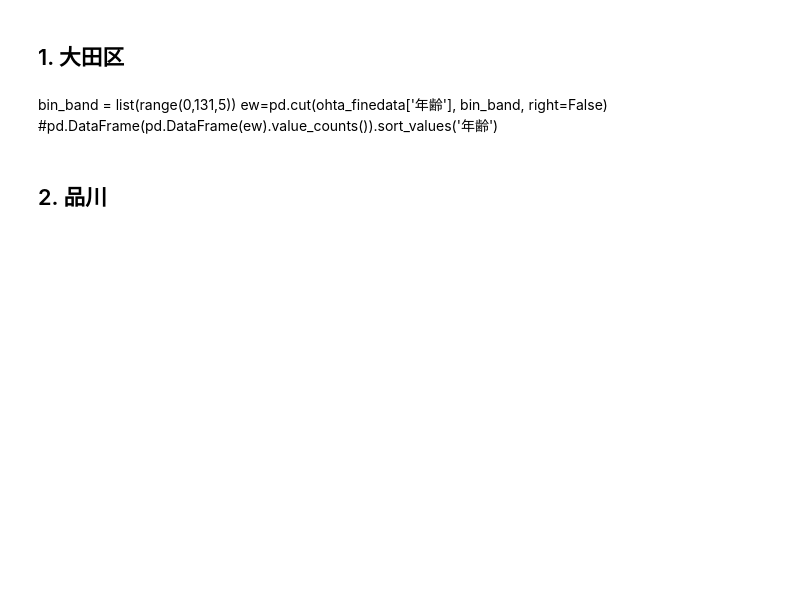
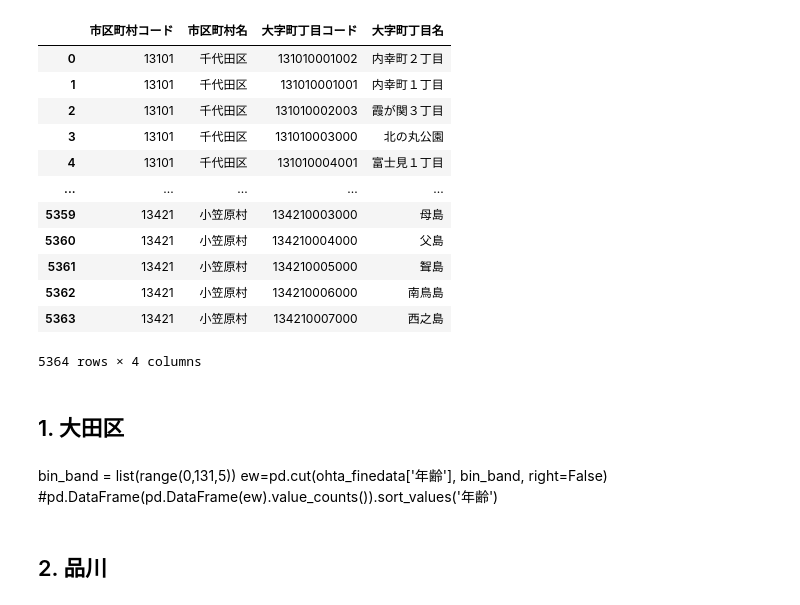
Before and after one commit to MasaoMori/Tokyo_Ward_Assembly_Election, a Jupyter notebook: jupyter/Population_age.ipynb, the cells around one changed output. Saved outputs shown, nothing was run; the diff lists cells and outputs as text; code cells hidden in the pictures; blank space fills up the shorter version.

```diff
--- a/jupyter/Population_age.ipynb
+++ b/jupyter/Population_age.ipynb
@@ -16,6 +16,22 @@ prefix = d + '/../data/Ward_Age/'
 #g_code=g_code[['KEY_CODE','NAME','CITYNAME']]
 wds = ['市区町村コード','市区町村名','大字町丁目コード','大字町丁目名']
 c_code = pd.read_csv(prefix + '13_2020.csv', encoding='utf-8', dtype={'大字町丁目コード':str})[wds]
+# %%
+c_code
+# %% [output]
+|  | 市区町村コード | 市区町村名 | 大字町丁目コード | 大字町丁目名 |
+| 0 | 13101 | 千代田区 | 131010001002 | 内幸町２丁目 |
+| 1 | 13101 | 千代田区 | 131010001001 | 内幸町１丁目 |
+| 2 | 13101 | 千代田区 | 131010002003 | 霞が関３丁目 |
+| 3 | 13101 | 千代田区 | 131010003000 | 北の丸公園 |
+| 4 | 13101 | 千代田区 | 131010004001 | 富士見１丁目 |
+| ... | ... | ... | ... | ... |
+| 5359 | 13421 | 小笠原村 | 134210003000 | 母島 |
+| 5360 | 13421 | 小笠原村 | 134210004000 | 父島 |
+| 5361 | 13421 | 小笠原村 | 134210005000 | 聟島 |
+| 5362 | 13421 | 小笠原村 | 134210006000 | 南鳥島 |
+| 5363 | 13421 | 小笠原村 | 134210007000 | 西之島 |
+5364 rows × 4 columns
 # %%
 d2k = {
     '１丁':'一丁',
```
Also changed, not shown: parts of 20 cells of this notebook, 15 other files.
